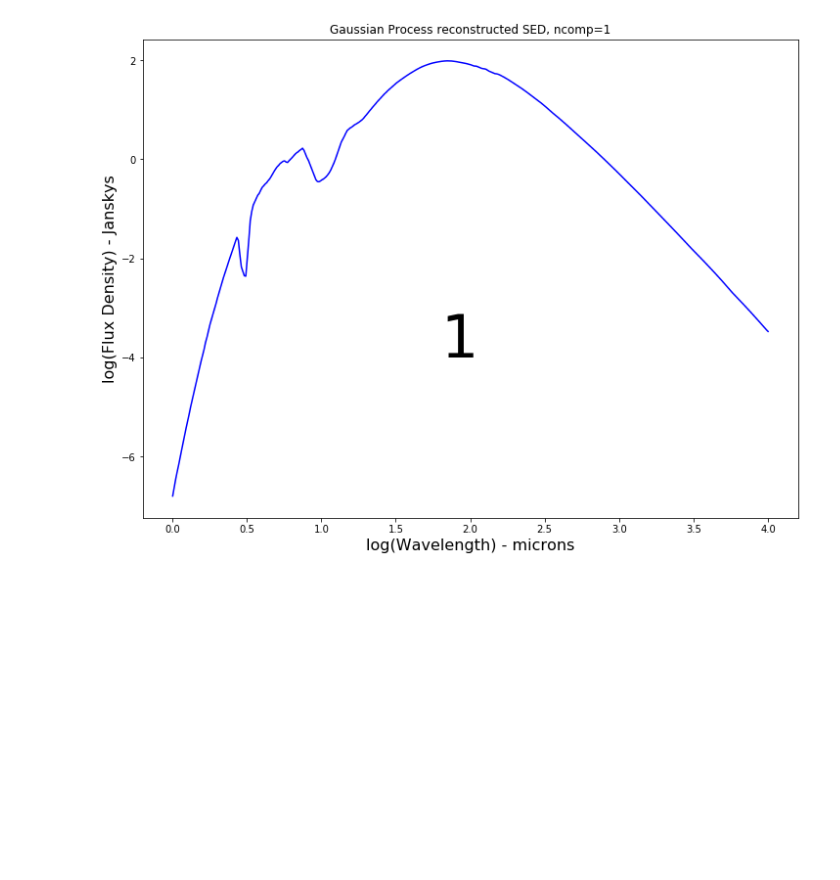
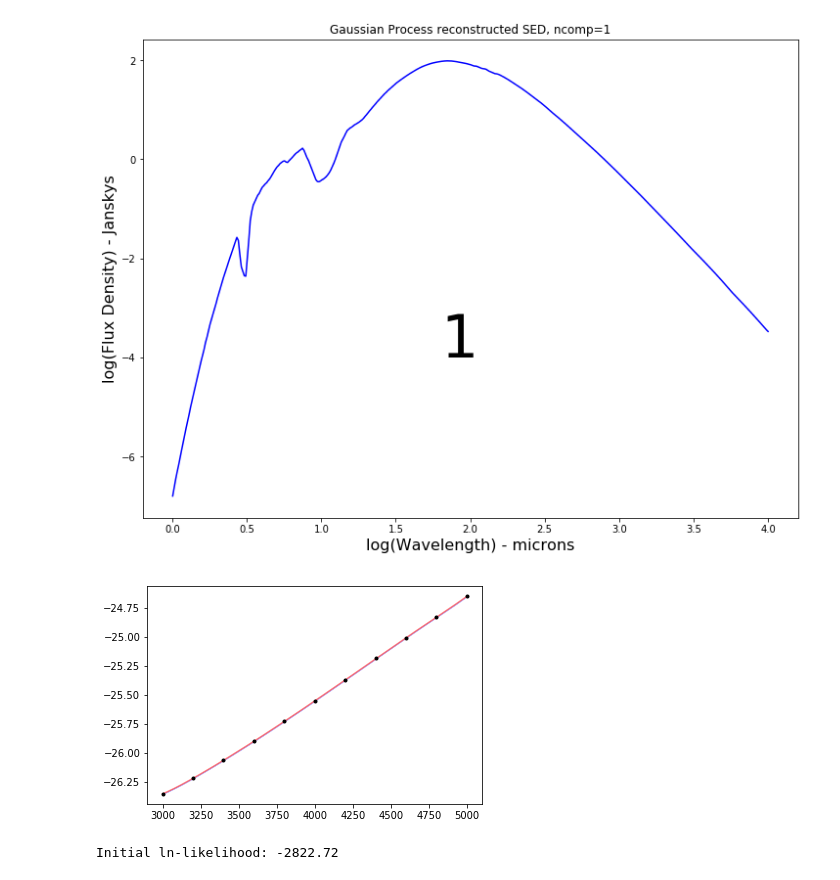
Before and after one commit to elizabethteng/crassula, a Jupyter notebook: figure_factory.ipynb, the cells around one changed output. Drawn from its saved outputs; the diff is of its cells as text; code cells hidden in the pictures; blank space fills up the shorter version.

Commit message:
making 1d w6/logLstar plot for talk

```diff
--- a/figure_factory.ipynb
+++ b/figure_factory.ipynb
@@ -313,0 +295,24 @@ def sedcomp_anim(model,ncomp=40,nfeat=400):
+# %%
+# slices - read in filenames and logspace flux values
+with open ('../grid_metadata/slicenames.txt', 'rb') as fp:
+    slicenames = pickle.load(fp)
+with open ('../grid_metadata/slicevals.txt', 'rb') as fp:
+    slicevals = pickle.load(fp)[:,:,100:500]
+with open ('../grid_metadata/slicevals.txt', 'rb') as fp:
+    nanslicevals = pickle.load(fp)[:,:,100:500]
+
+# fix -infs: powerlaw cutoff
+for i in range(len(slicevals)):
+    for j in range(len(slicevals[i])):
+        if -np.inf in slicevals[i][j]:
+            a = slicevals[i][j].tolist()
+            a.reverse()
+            ind = len(a)-a.index(-np.inf)
+            x1 = xvals[ind]
+            y1 = slicevals[i][j][ind]
+            for m in range(ind):
+                slicevals[i][j][m]=(100*(np.log10(xvals[m]/x1)))+y1
+
+nanslicevals[nanslicevals<-20]=np.nan
+
+slice_seds_msub = slicevals - np.nanmean(nanslicevals,axis=2)[:,:,np.newaxis]
@@ -313,0 +350,21 @@ def sedcomp_anim(model,ncomp=40,nfeat=400):
+# %%
+X, y = load_pcwpar(0,0)
+
+kernel = kernels.ExpSquaredKernel(900**2)* np.var(y)
+gp = george.GP(kernel)
+yerr=[j*0.00001 for j in y]
+gp.compute(X,yerr)
+
+x_pred = np.linspace(3000,5000,500)
+pred, pred_var = gp.predict(y, x_pred, return_var=True)
+
+plt.fill_between(x_pred, pred - np.sqrt(pred_var), pred + np.sqrt(pred_var),
+                color="b", alpha=0.2)
+plt.plot(x_pred, pred, "r", lw=1.5, alpha=0.5)
+plt.errorbar(X, y,yerr,fmt=".k", capsize=0)
+plt.show()
+
+print("Initial ln-likelihood: {0:.2f}".format(gp.log_likelihood(y)))
+# %% [output]
+[figure, added]
+Initial ln-likelihood: -2822.72
```
Also changed, not shown: parts of 9 cells of this notebook.
